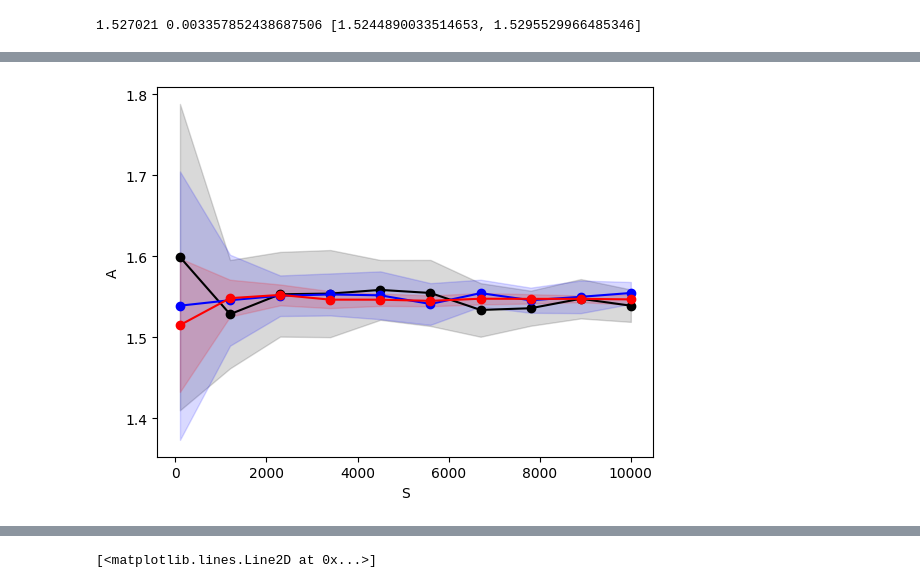
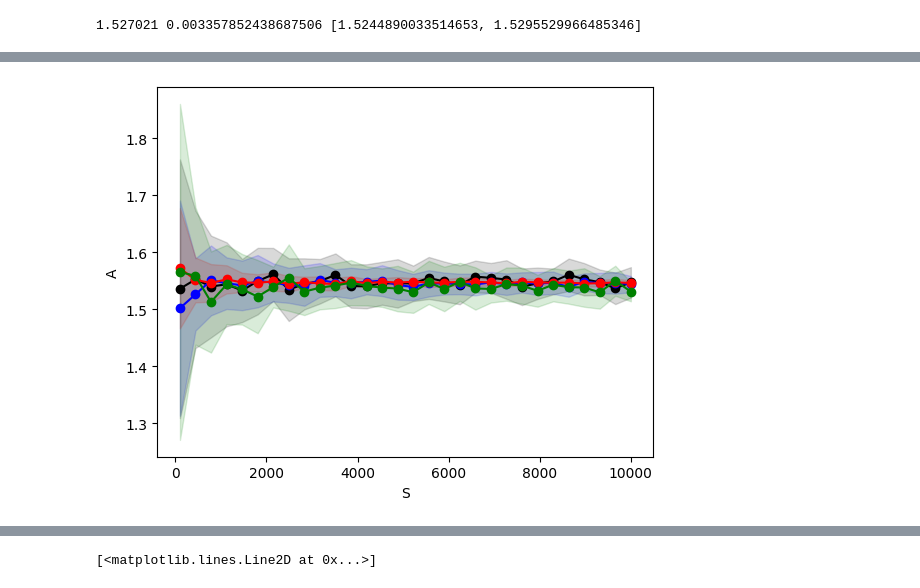
Before and after one commit to Foundnation/Stochastic-Simulation, a Jupyter notebook: mandelbrot_notebook.ipynb, the cells around one changed output, grey strips where cells are left out. Drawn from its saved outputs; the diff is of its cells as text; code cells hidden in the pictures.

Commit message:
added cutout sampling, reworked some parts of notebook

```diff
--- a/mandelbrot_notebook.ipynb
+++ b/mandelbrot_notebook.ipynb
@@ -52,5 +92,6 @@ Text(0, 0.5, 'error')
 # %%
-sample_sizes = np.linspace(int(1E2), int(1E4), num=10).astype(int)
-plot_area_vs_sample_size(sample_sizes, 20, 100, 10, methods=['uniform', 'lhs', 'ortho'])
+sample_sizes = np.linspace(int(1E2), int(1E4), num=30).astype(int)
+methods=['uniform', 'lhs', 'ortho', 'cutout']
+areas, stds = plot_area_vs_sample_size(sample_sizes=sample_sizes, repetitions=30, iterations=100, iteration_step=10, methods=methods)
 # %% [output]
-[figure, old version]
+[figure, new version]
```
Also changed, not shown: parts of 18 cells of this notebook, 2 other files.
